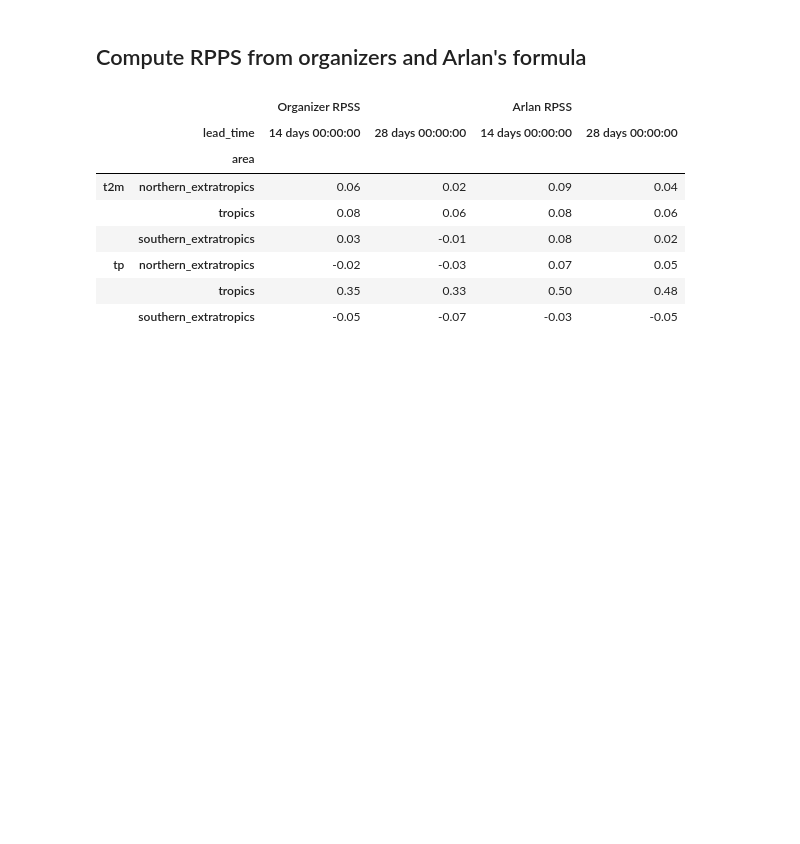
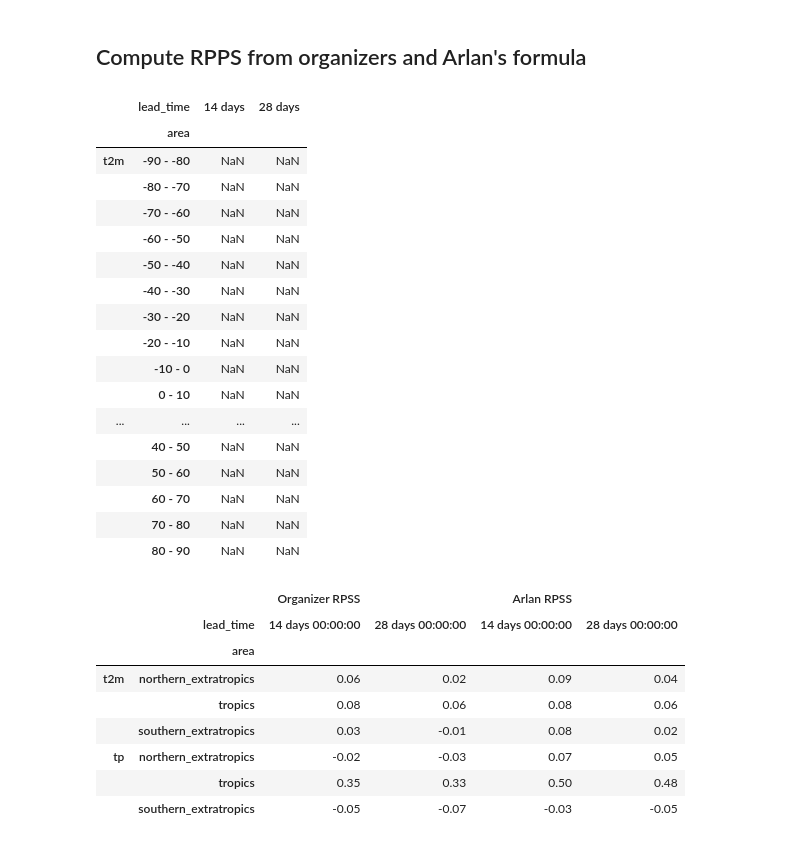
Before and after one commit to crim-ca/crims2s, a Jupyter notebook: notebooks/JG - Validation.ipynb, the cells around one changed output. Saved outputs shown, nothing was run; the diff lists cells and outputs as text; code cells hidden in the pictures; blank space fills up the shorter version.

Commit message:
adding tropic scoring to validation notebook (not working yet)

```diff
--- a/notebooks/JG - Validation.ipynb
+++ b/notebooks/JG - Validation.ipynb
@@ -173,6 +173,28 @@ class Validation():
 
         return mask.where(rpss.t2m.isel(lead_time=0, drop=True).notnull())
 
+    def __compute_each_tropic_mask(self, rpss: xr.Dataset) -> xr.Dataset:
+
+        mask = xr.ones_like(rpss.isel(lead_time=0, drop=True)).reset_coords(drop=True).t2m
+
+        it = [i for i in range(int(self.preds.latitude.data.min()), int(self.preds.latitude.data.max()) + 1, 10)]
+        mask_tropics = list()
+        tropic_name = list()
+        for i in range(len(it)):
+            if i + 1 < len(it):
+                up = it[i+1]
+            else:
+                break
+
+            tropic_name.append(str(it[i]) + " - " + str(up))
+            mask_tropics.append(mask.where((mask.latitude < it[i]) & (mask.latitude >= up)))
+
+        mask = xr.concat(mask_tropics, 'area')
+        mask = mask.assign_coords(area=tropic_name)
+        mask.name = 'area'
+
+        return mask.where(rpss.t2m.isel(lead_time=0, drop=True).notnull())
+
     def __compute_rpss_organizers(self, rps_ml, rps_clim) -> xr.Dataset:
         return (1 - rps_ml / rps_clim)
 
@@ -220,7 +242,7 @@ class Validation():
 
         rpss_organizers = self.__compute_rpss_organizers(rps_ml, rps_clim)
 
-        mask = self.__compute_tropic_mask(rps_ml)
+        mask = self.__compute_each_tropic_mask(rps_ml)
         weights = np.cos(np.deg2rad(np.abs(mask.latitude)))
 
         scores = (rpss_organizers*mask).weighted(weights).mean('latitude').mean('longitude')
@@ -234,18 +256,15 @@ class Validation():
 
         rps_ml, rps_clim = self.__compute_RPS(self.preds, self.obs, self.clim_p)
 
-
         mask = self.__compute_tropic_mask(rps_ml)
         weights = np.cos(np.deg2rad(np.abs(mask.latitude)))
 
-        latitude_longitude_sum_ML = (rps_ml*mask).weighted(weights).sum(dim=['latitude', 'longitude'])
-        latitude_longitude_sum_clim = (rps_clim*mask).weighted(weights).sum(dim=['latitude', 'longitude'])
+        latitude_longitude_mean_ML = (rps_ml*mask).weighted(weights).mean(dim=['latitude', 'longitude'])
+        latitude_longitude_mean_clim = (rps_clim*mask).weighted(weights).mean(dim=['latitude', 'longitude'])
 
-        rpss_arlan = 1 - latitude_longitude_sum_ML/latitude_longitude_sum_clim
+        rpss_arlan = 1 - latitude_longitude_mean_ML/latitude_longitude_mean_clim
 
-        scores = (rpss_arlan*mask).weighted(weights).mean('latitude').mean('longitude')
-
-        return scores.reset_coords(drop=True).to_dataframe().unstack(0).T.round(2)
+        return rpss_arlan.reset_coords(drop=True).to_dataframe().unstack(0).T.round(2)
 
     def __extract_from_month(self, xr_data: xr.Dataset, date: str ="2020-01") -> xr.Dataset:
         position = np.where(xr_data.forecast_time.data.astype("datetime64[M]") == np.datetime64(date))[0]
@@ -390,6 +409,27 @@ if SHOW_VISUALISATIONS:
 ## Compute RPPS from organizers and Arlan's formula
 # %%
 organizers_rpss = val.compute_scores_from_organizers_RPSS()
+# %%
+organizers_rpss
+# %% [output]
+|  | lead_time | 14 days | 28 days |
+|  | area |  |  |
+| t2m | -90 - -80 | NaN | NaN |
+|  | -80 - -70 | NaN | NaN |
+|  | -70 - -60 | NaN | NaN |
+|  | -60 - -50 | NaN | NaN |
+|  | -50 - -40 | NaN | NaN |
+|  | -40 - -30 | NaN | NaN |
+|  | -30 - -20 | NaN | NaN |
+|  | -20 - -10 | NaN | NaN |
+|  | -10 - 0 | NaN | NaN |
+|  | 0 - 10 | NaN | NaN |
+| ... | ... | ... | ... |
+|  | 40 - 50 | NaN | NaN |
+|  | 50 - 60 | NaN | NaN |
+|  | 60 - 70 | NaN | NaN |
+|  | 70 - 80 | NaN | NaN |
+|  | 80 - 90 | NaN | NaN |
 # %%
 arlan_rpss = val.compute_scores_from_arlan_RPSS()
 # %%
```
Also changed, not shown: parts of 5 cells of this notebook.
